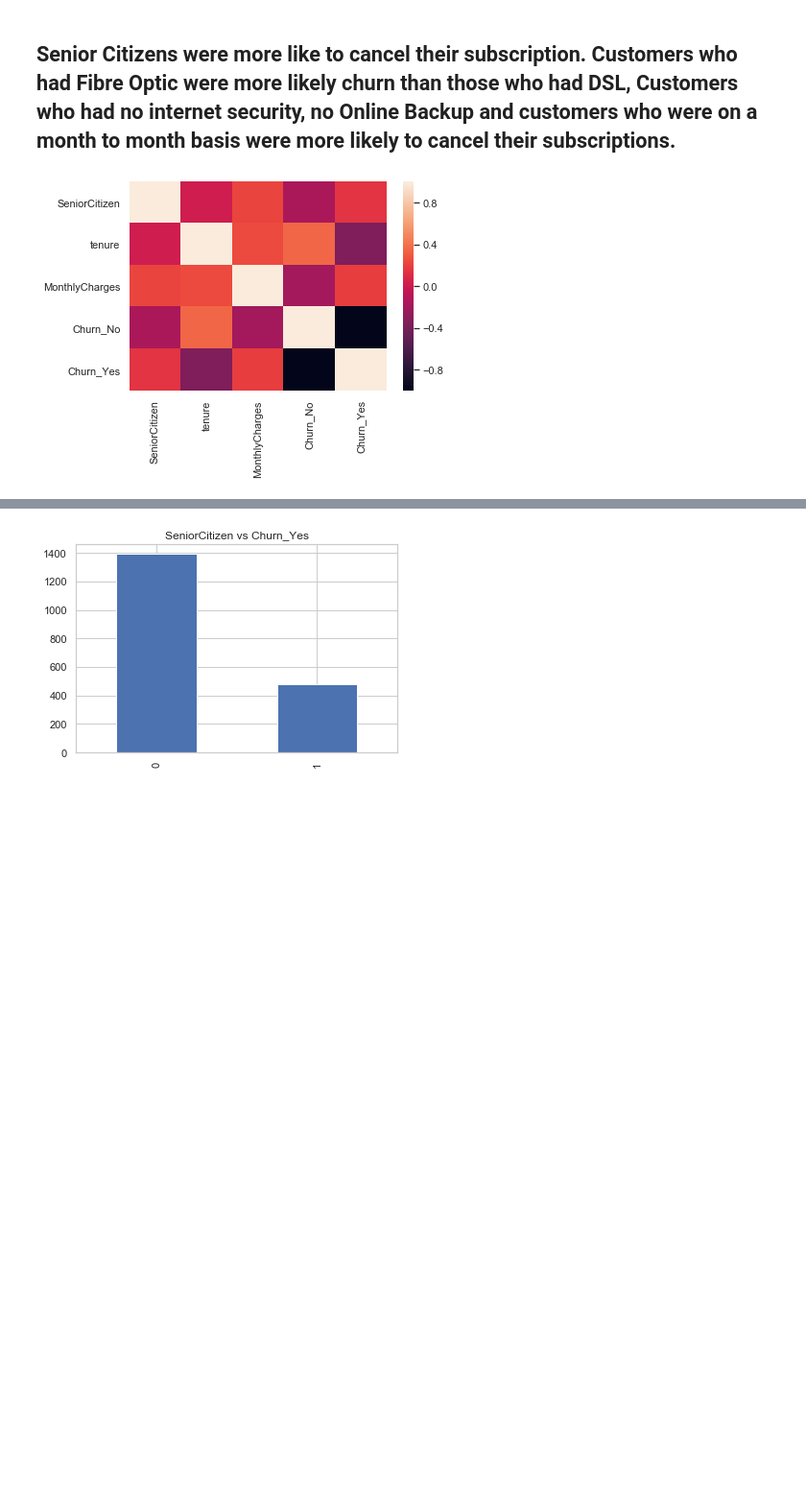
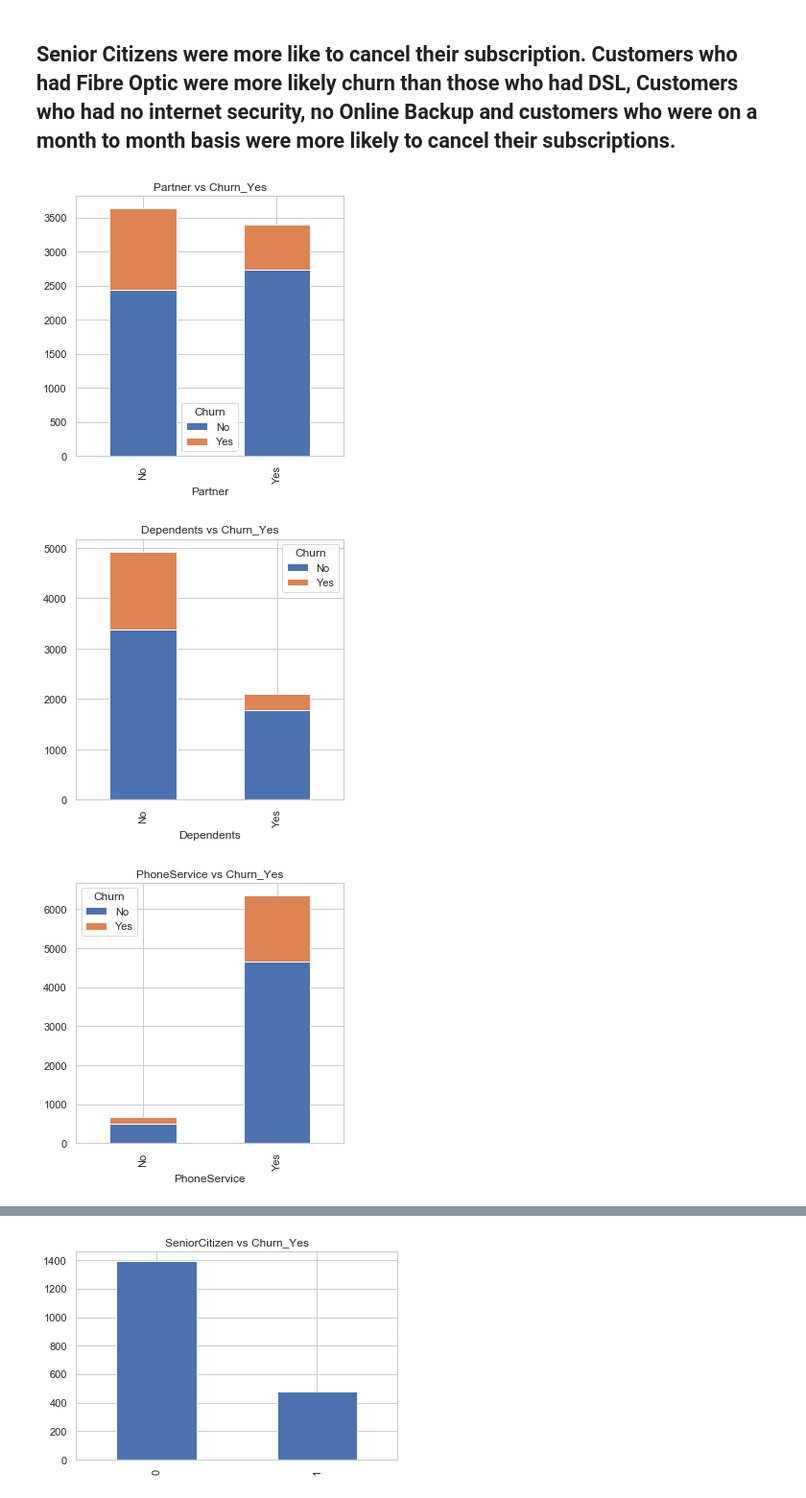
Before and after one commit to PhumlaniKubeka/DecisionTrees, a Jupyter notebook: ChurnRate.ipynb, the cells around one changed output, grey strips where cells are left out. Shown: that part at 96% size. Cells and saved outputs as stored; diff of their text form; code cells hidden in the pictures; blank space fills up the shorter version.

```diff
--- a/ChurnRate.ipynb
+++ b/ChurnRate.ipynb
@@ -140,7 +140,17 @@ for i in series:
 [figure]
 # %% [markdown]
 ## Senior Citizens were more like to cancel their subscription. Customers who had Fibre Optic were more likely churn than those who had DSL, Customers who had no internet security, no Online Backup and customers who were on a month to month basis were more likely to cancel their subscriptions.
-# %%
-ax = sns.heatmap(data.corr())
-# %% [output]
-[figure, removed]
+# %%
+lst = ['Partner', 'Dependents','PhoneService', 'MultipleLines', 'InternetService',
+       'OnlineSecurity', 'OnlineBackup', 'DeviceProtection', 'TechSupport',
+       'StreamingTV', 'StreamingMovies', 'Contract', 'PaperlessBilling',
+       'PaymentMethod']
+
+for i in lst:
+    df.groupby([i, "Churn"]).size().unstack().plot(kind='bar', stacked=True, figsize=(5,5))
+    plt.title('{} vs Churn_Yes'.format(i))
+    plt.show()
+# %% [output]
+[figure, added]
+[figure, added]
+[figure, added]
```
Also changed, not shown: parts of 1 cell of this notebook, 3 other files.
